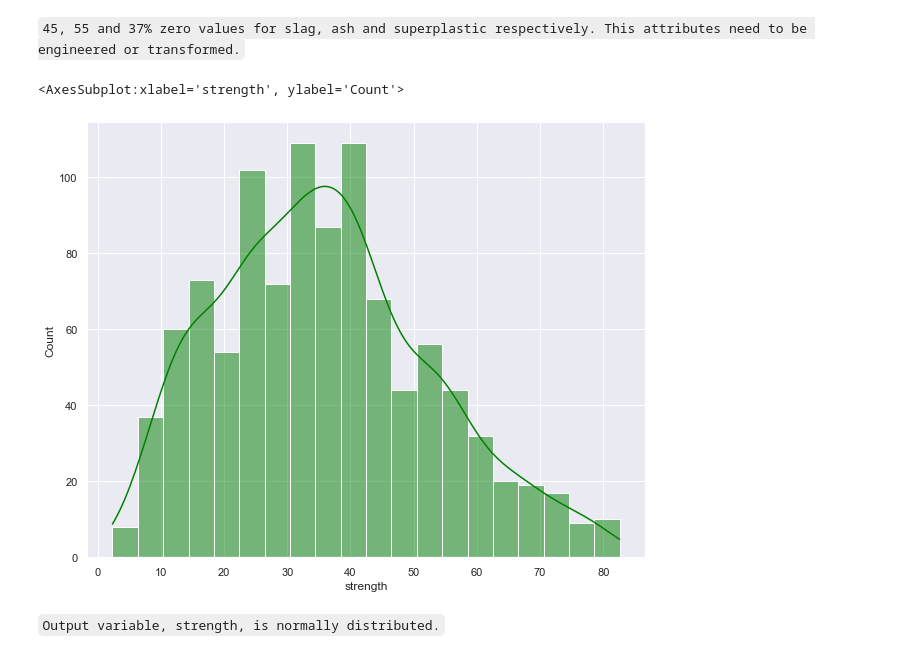
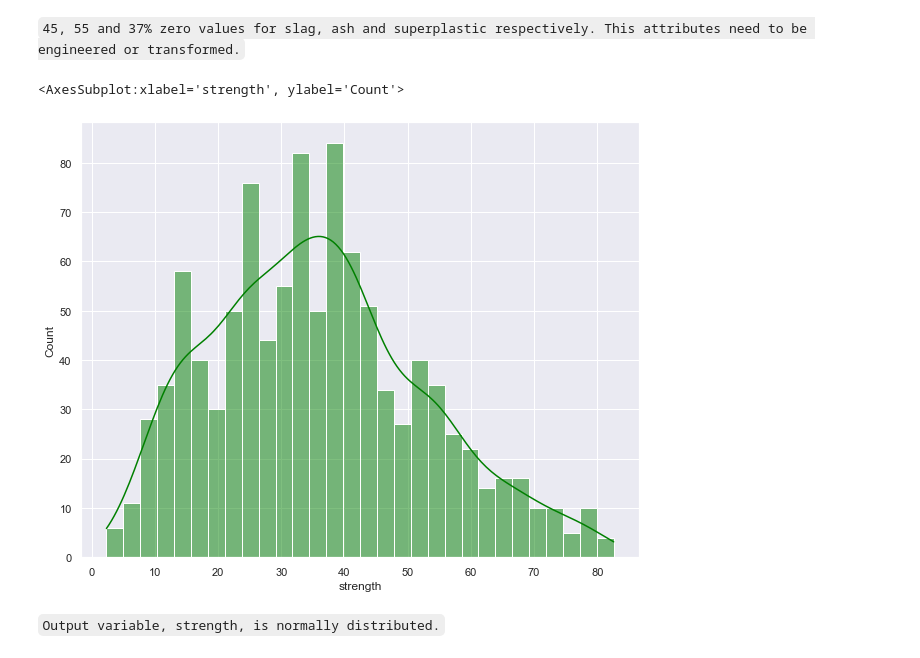
Before and after one commit to InnaG33/concrete_strength, a Jupyter notebook: concrete_strength.ipynb, the cells around one changed output. Cells and saved outputs as stored; diff of their text form; code cells hidden in the pictures.

```diff
--- a/concrete_strength.ipynb
+++ b/concrete_strength.ipynb
@@ -176,10 +229,10 @@ superplastic
 # %% [markdown]
 `45, 55 and 37% zero values for slag, ash and superplastic respectively. This attributes need to be engineered or transformed.`
 # %%
-sns.histplot(df['strength'], kde=True, bins=20, color='green')
+sns.histplot(df['strength'], kde=True, bins=30, color='green')
 # %% [output]
 <AxesSubplot:xlabel='strength', ylabel='Count'>
-[figure, old version]
+[figure, new version]
 # %% [markdown]
 `Output variable, strength, is normally distributed.`
 # %%
```
Also changed, not shown: parts of 45 cells of this notebook, 8 other files.
